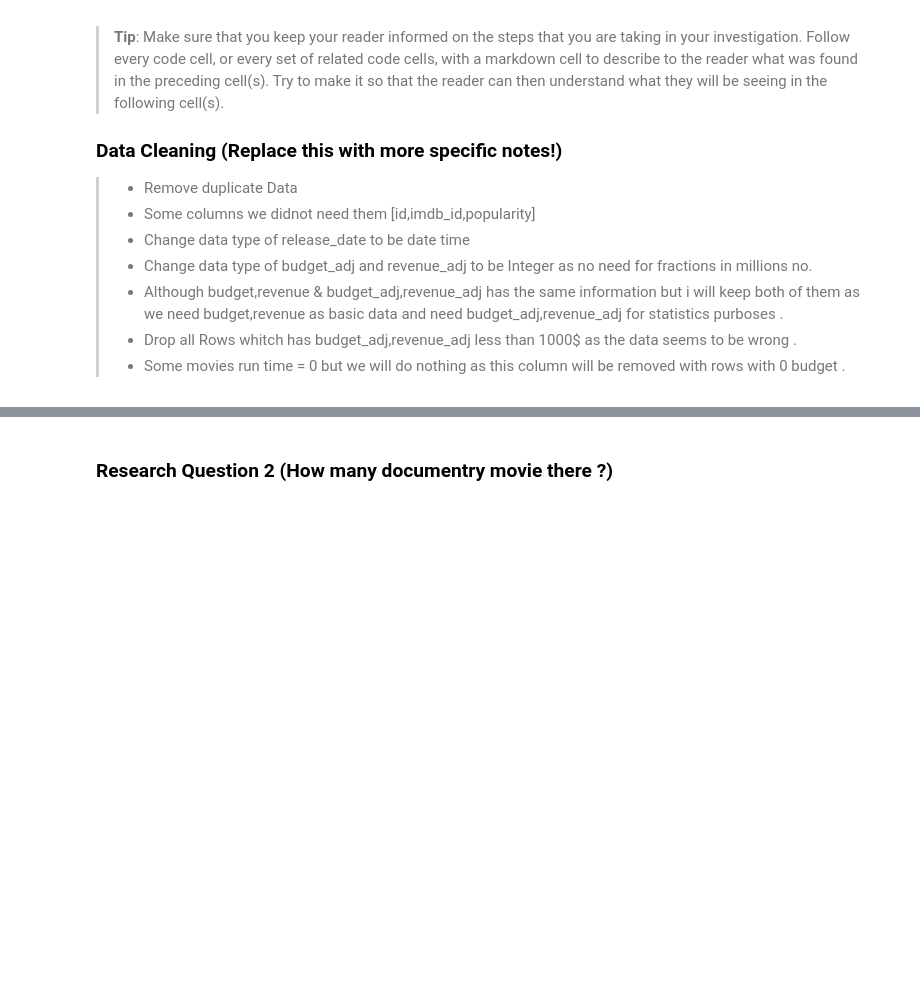
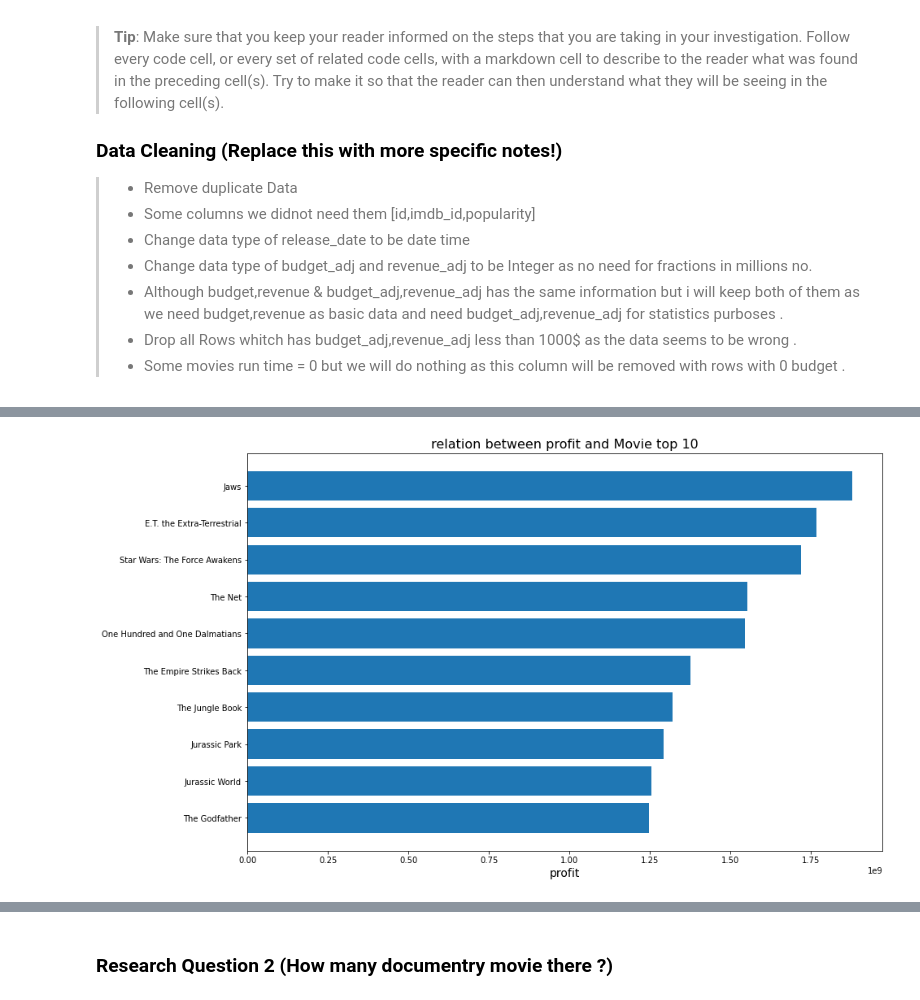
Before and after one commit to moamen-mohasseb/TMDB-Movie-Data, a Jupyter notebook: TMDB-Movies-DataAnalysis.ipynb, the cells around one changed output, grey strips where cells are left out. Drawn from its saved outputs; the diff is of its cells as text; code cells hidden in the pictures; blank space fills up the shorter version.

```diff
--- a/TMDB-Movies-DataAnalysis.ipynb
+++ b/TMDB-Movies-DataAnalysis.ipynb
@@ -120,3 +258,3 @@ tmdb_df_cleaned['revenue_adj'].nlargest(10)
 # %%
-tmdb_top_10_revenue=tmdb_df_cleaned[lambda x :x['revenue_adj'] >= 1385748801]
+tmdb_top_10_revenue=tmdb_df_cleaned[lambda x :x['profit'] >= 1246626367]
 tmdb_top_10_revenue.head(2)
@@ -137,7 +303,9 @@ def plot_relation_rate(stage,xlabel,ylabel,message):
     #plt.gca().invert_yaxis()
     plt.show();
 # %%
-top_stage=tmdb_top_10_revenue.groupby(['original_title'])['revenue_adj'].sum()
+top_stage=tmdb_top_10_revenue.groupby(['original_title'])['profit'].sum()
 top_stage.astype('int64')
-plot_relation_rate(top_stage,'Revenu','Movie',"top 10")
+plot_relation_rate(top_stage,'profit','Movie',"top 10")
+# %% [output]
+[figure, added]
 # %%
```
Also changed, not shown: parts of 37 cells of this notebook.
